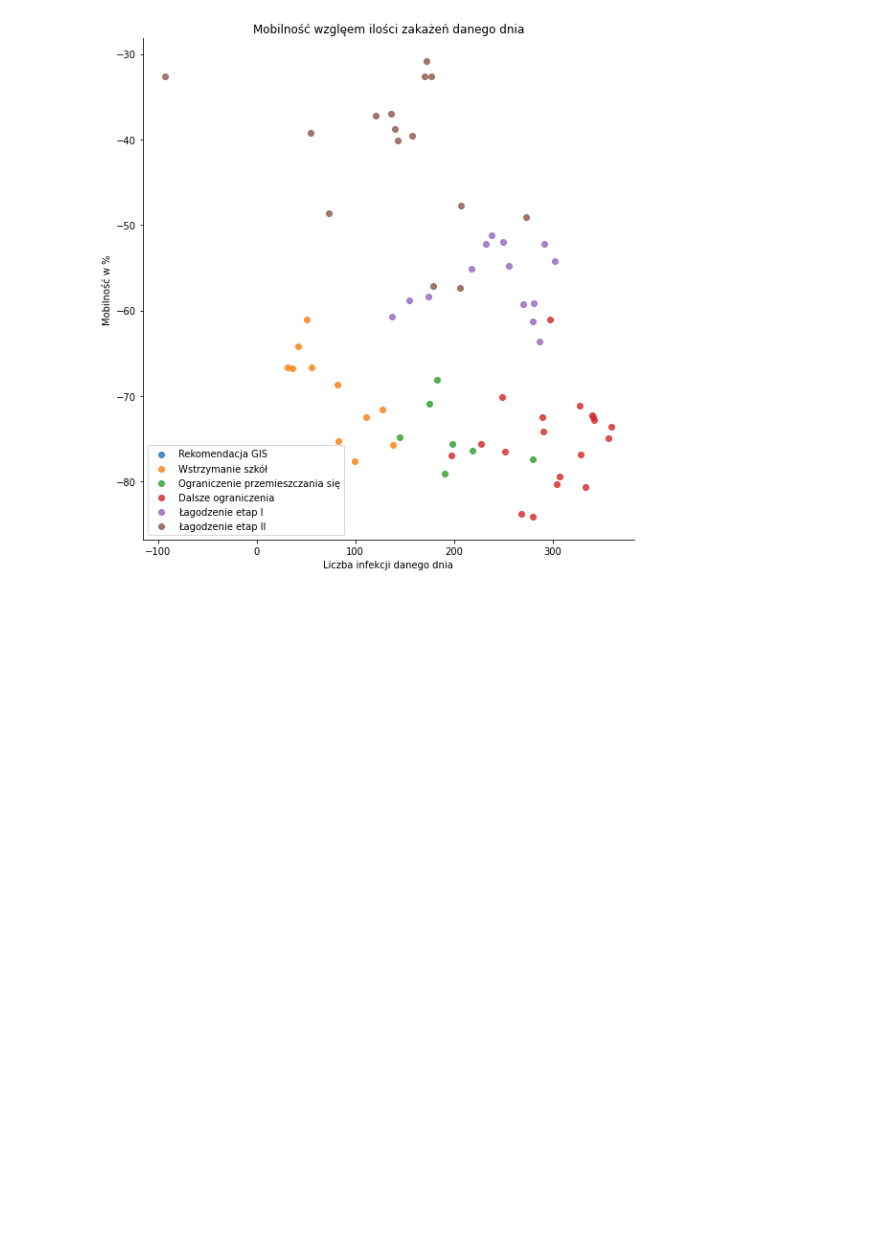
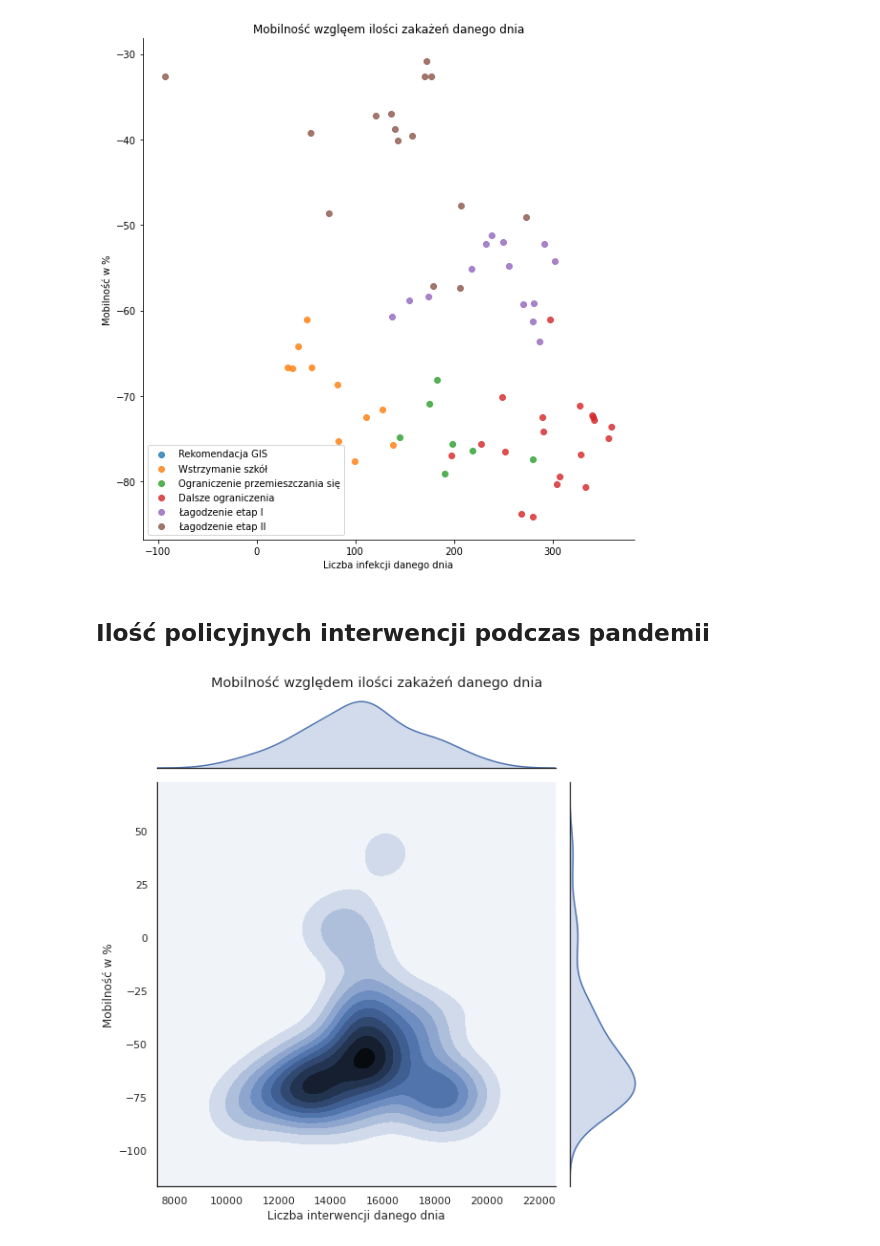
Before and after one commit to knmlprz/corona-analysis-1, a Jupyter notebook: notebooks/Analiza.ipynb, the cells around one changed output. Cells and saved outputs as stored; diff of their text form; code cells hidden in the pictures; blank space fills up the shorter version.

Commit message:
add kde and reg plots

```diff
--- a/notebooks/Analiza.ipynb
+++ b/notebooks/Analiza.ipynb
@@ -61,7 +61,7 @@ df['zar_log'] = np.log(df["confirmed_infections"])
 # %% [markdown]
 ## Przygowowanie danych dla Śląska
 # %%
-df['suma'] =  df['confirmed_infections'].cumsum()
+df['suma'] =  df['zar']
 df.loc[min(wojewodztwa.index):max(wojewodztwa.index),'suma'] = df.loc[min(wojewodztwa.index):max(wojewodztwa.index)]['suma'] - wojewodztwa[wojewodztwa.wojewodztwo == "slaskie"].zar
 df['diff'] = df['suma'].diff(1)
 # %% [markdown]
@@ -151,3 +177,12 @@ plt.title("Mobilność wzglęem ilości zakażeń danego dnia")
 plt.show()
 # %% [output]
 [figure]
+# %% [markdown]
+## Ilość policyjnych interwencji podczas pandemii
+# %%
+ax = sns.jointplot(y="pieszo", x="Interwencje", data=df, height = 8, kind="kde")
+ax.set_axis_labels(ylabel='Mobilność w %', xlabel='Liczba interwencji danego dnia')
+plt.suptitle("Mobilność względem ilości zakażeń danego dnia", y = 1.02)
+plt.show()
+# %% [output]
+[figure, added]
```
Also changed, not shown: parts of 11 cells of this notebook.
